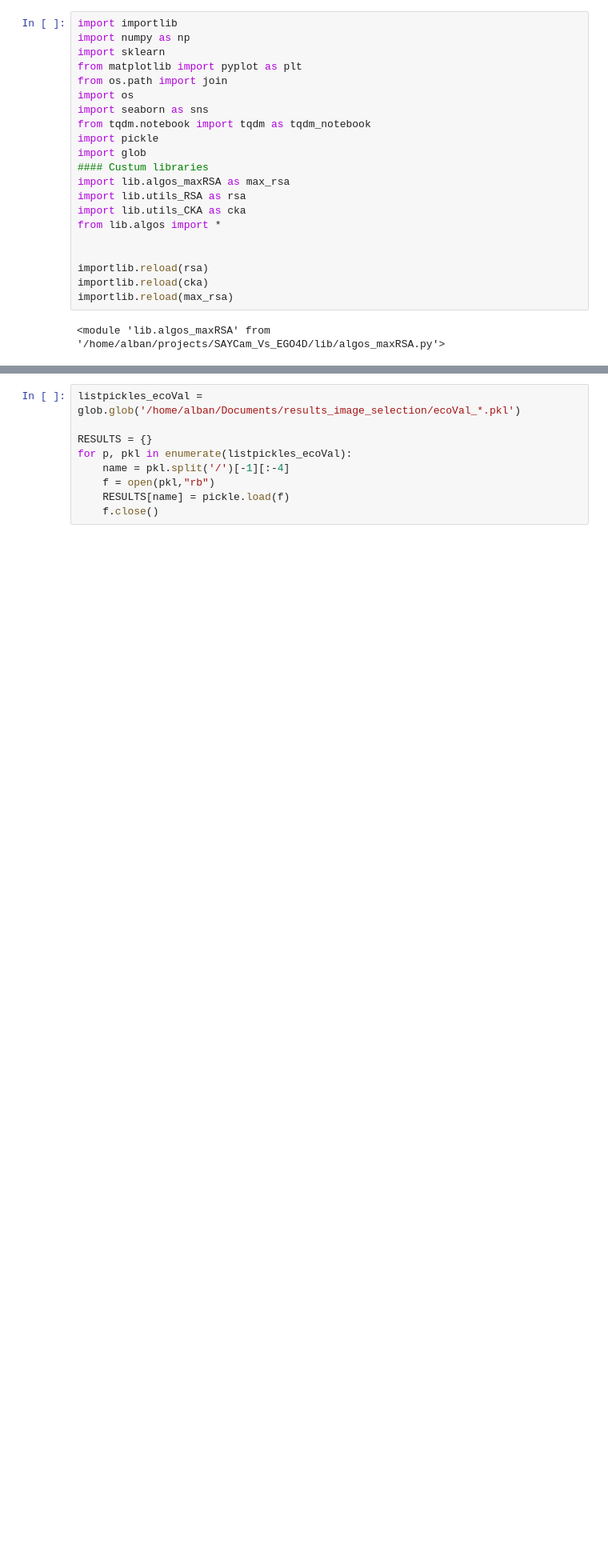
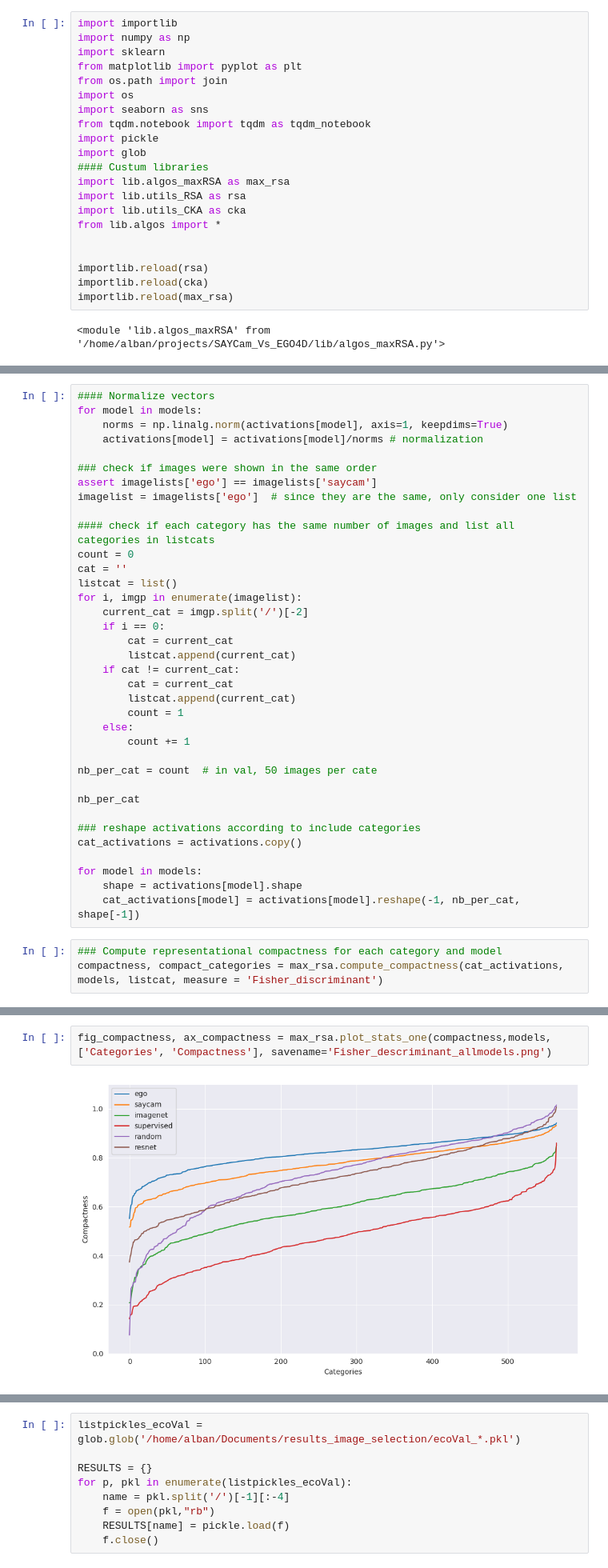
Before and after one commit to AlbanFlachot/SAYCam_Vs_EGO4D, a Jupyter notebook: meta_analysis_stimuli_selection.ipynb, the cells around one changed output, grey strips where cells are left out. Shown at 80% size. Saved outputs shown, nothing was run; the diff lists cells and outputs as text; blank space fills up the shorter version.

```diff
--- a/meta_analysis_stimuli_selection.ipynb
+++ b/meta_analysis_stimuli_selection.ipynb
@@ -23,0 +40,39 @@ importlib.reload(max_rsa)
+# %%
+#### Normalize vectors
+for model in models:
+    norms = np.linalg.norm(activations[model], axis=1, keepdims=True)
+    activations[model] = activations[model]/norms # normalization
+
+### check if images were shown in the same order
+assert imagelists['ego'] == imagelists['saycam']
+imagelist = imagelists['ego']  # since they are the same, only consider one list
+
+#### check if each category has the same number of images and list all categories in listcats
+count = 0
+cat = ''
+listcat = list()
+for i, imgp in enumerate(imagelist):
+    current_cat = imgp.split('/')[-2]
+    if i == 0:
+        cat = current_cat
+        listcat.append(current_cat)
+    if cat != current_cat:
+        cat = current_cat
+        listcat.append(current_cat)
+        count = 1
+    else:
+        count += 1
+
+nb_per_cat = count  # in val, 50 images per cate
+
+nb_per_cat
+
+### reshape activations according to include categories
+cat_activations = activations.copy()
+
+for model in models:
+    shape = activations[model].shape
+    cat_activations[model] = activations[model].reshape(-1, nb_per_cat, shape[-1])
+# %%
+### Compute representational compactness for each category and model
+compactness, compact_categories = max_rsa.compute_compactness(cat_activations, models, listcat, measure = 'Fisher_discriminant')
@@ -23,0 +86,4 @@ importlib.reload(max_rsa)
+# %%
+fig_compactness, ax_compactness = max_rsa.plot_stats_one(compactness,models,  ['Categories', 'Compactness'], savename='Fisher_descriminant_allmodels.png')
+# %% [output]
+[figure, added]
```
Also changed, not shown: parts of 19 cells of this notebook, 5 other files.
